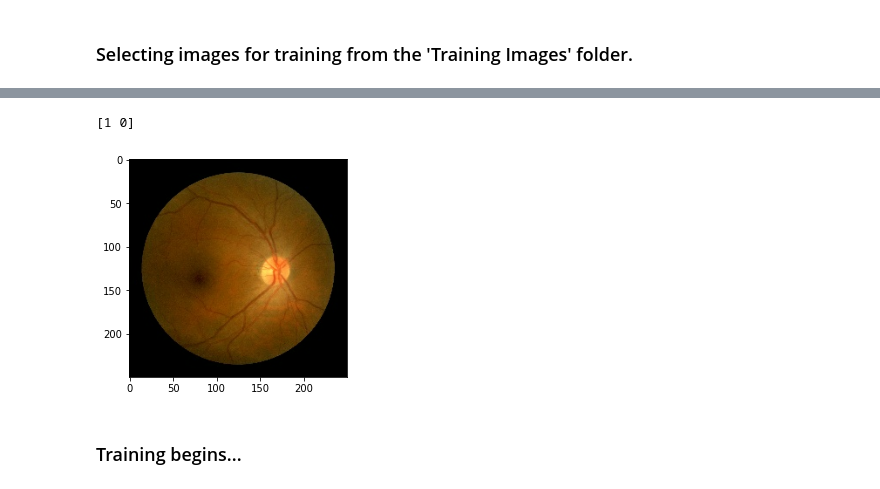
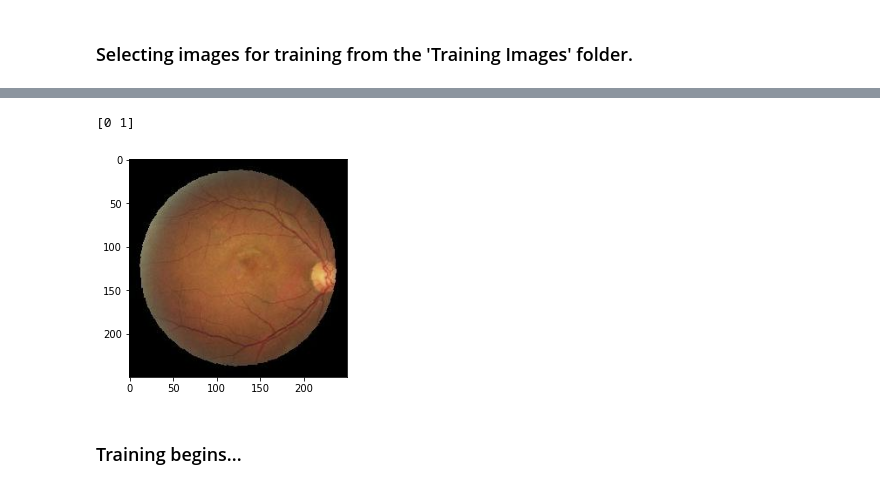
Before and after one commit to AndyMuloki/EarlyDetectionOfAMD, a Jupyter notebook: EAMD.ipynb, the cells around one changed output, grey strips where cells are left out. Drawn from its saved outputs; the diff is of its cells as text; code cells hidden in the pictures.

```diff
--- a/EAMD.ipynb
+++ b/EAMD.ipynb
@@ -150,7 +148,8 @@ for element in glob.glob("ODIR-5K/Training Images/*.jpg"):
   clahe_resize(element)
 
 #creating validation set
-num_to_select = 1450
+# num_to_select = 1990
+num_to_select = 1750
 list_of_random_items = random.sample(all_paths, num_to_select)
 for element in list_of_random_items:
   p = element.split("/")
@@ -179,0 +228,9 @@ show_class_distribution()
+# %%
+labels = ["C.jpg", "A.jpg","M.jpg"]
+
+for element in glob.glob("ODIR-5K/Training Images/*.jpg"):
+  file_name = element.split('/')
+  new_path = file_name[-1].split('-')
+  for l in labels:
+    if new_path[-1] == l:
+      augment_9(element)
@@ -189,7 +250,8 @@ all_elements_val = 0
 for element in glob.glob("ODIR-5K/Training Images/*.jpg"):
   img_name = element.split("/")[-1]
   img_label = img_name.split("-")
-  if img_label[-1] != "N.jpg" and img_label[-1] != "A.jpg":
+  # if img_label[-1] != "N.jpg" and img_label[-1] != "A.jpg":
+  if img_label[1] != "N.jpg" and img_label[1] != "A.jpg":
     items_to_remove.append(element)
   else:
     all_elements_train+=1
@@ -197,7 +259,8 @@ for element in glob.glob("ODIR-5K/Training Images/*.jpg"):
 for element in glob.glob("ODIR-5K/Validation_Images/*.jpg"):
   img_name = element.split("/")[-1]
   img_label = img_name.split("-")
-  if img_label[-1] != "N.jpg" and img_label[-1] != "A.jpg":
+  # if img_label[-1] != "N.jpg" and img_label[-1] != "A.jpg":
+  if img_label[1] != "N.jpg" and img_label[1] != "A.jpg":
     items_to_remove.append(element)
   else:
     all_elements_val+=1
@@ -299,14 +349,13 @@ final_test_ds = prepare_for_testing(test_named_ds,cache=True,shuffle_buffer_size
 # %%
 for example in final_train_ds.take(1):
   image, label = example
   break
-
-im, lab = image[17], label[17]
+im, lab = image[13], label[13]
 plt.imshow(im.numpy())
 print(lab.numpy())
 # %% [output]
-[1 0]
+[0 1]
-[figure, old version]
+[figure, new version]
 # %% [markdown]
 ### Training begins...
 # %%
```
Also changed, not shown: parts of 37 cells of this notebook.
